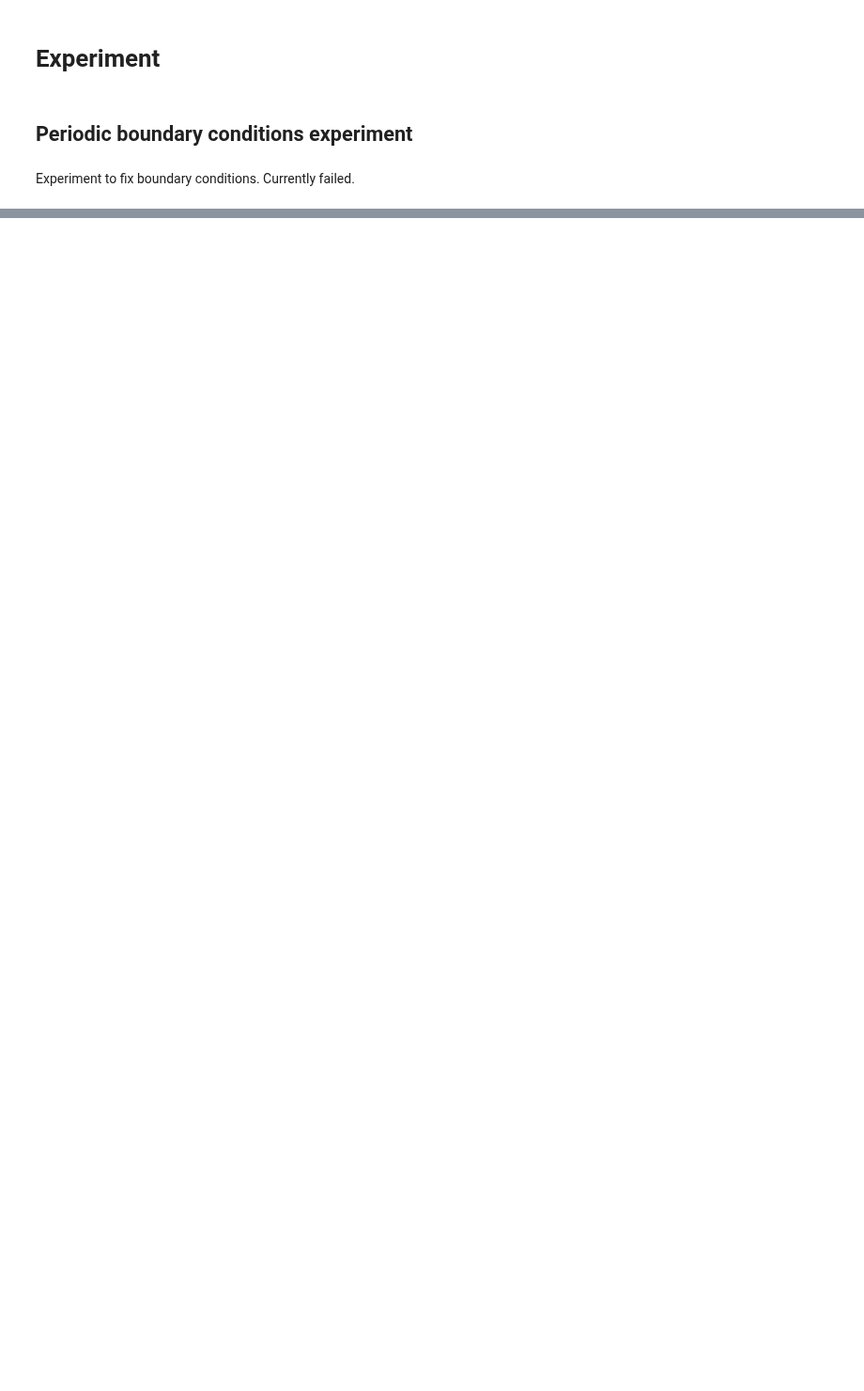
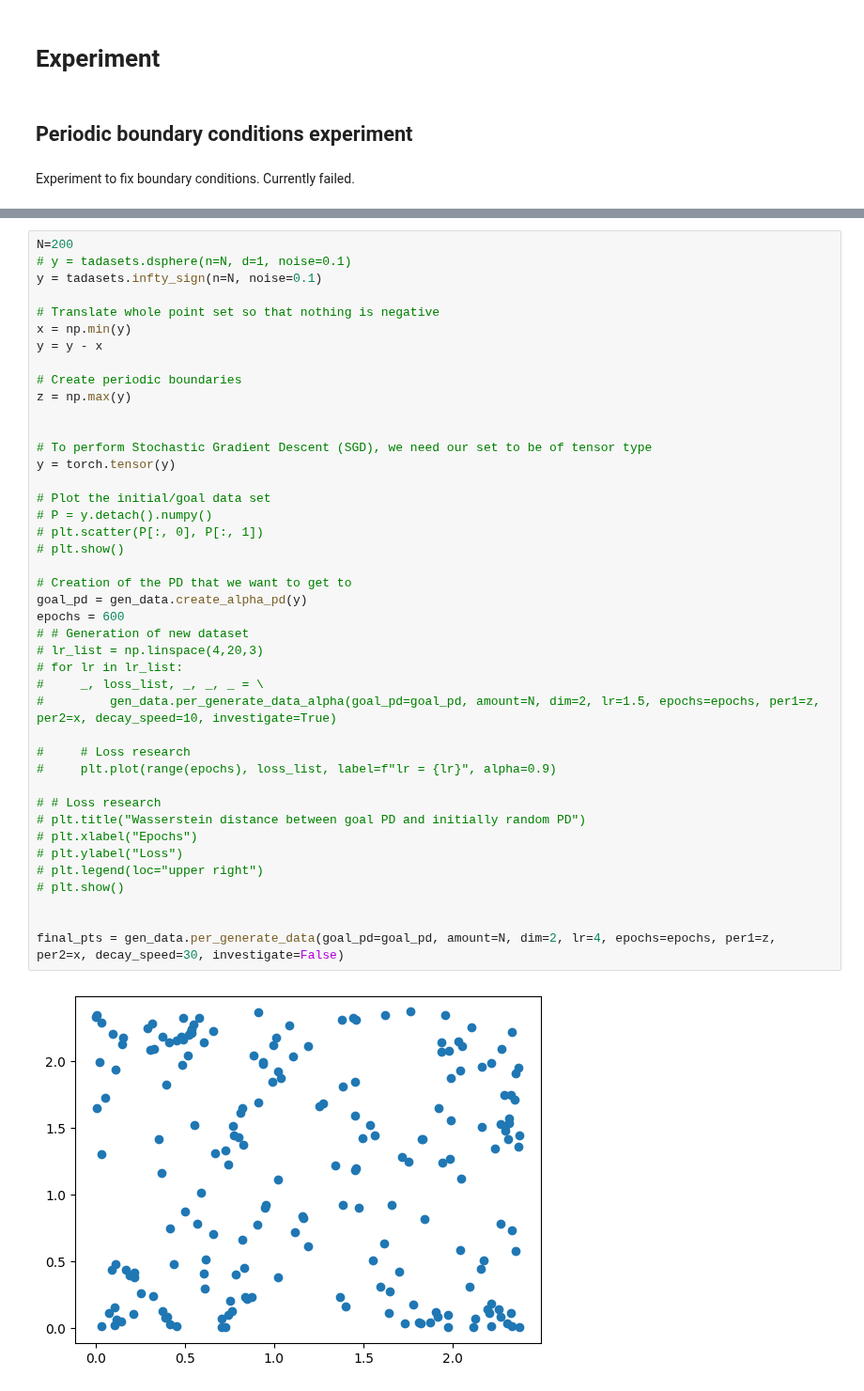
Before and after one commit to sliemelela/masterthesis, a Jupyter notebook: Programming/Inverse Optimization/notebooks/exploration.ipynb, the cells around one changed output, grey strips where cells are left out. Shown at 94% size. Drawn from its saved outputs; the diff is of its cells as text; blank space fills up the shorter version.

```diff
--- a/Programming/Inverse Optimization/notebooks/exploration.ipynb
+++ b/Programming/Inverse Optimization/notebooks/exploration.ipynb
@@ -202,0 +91,44 @@ solutions = solve(x**5 - x - 1, dict=True)
+# %%
+N=200
+# y = tadasets.dsphere(n=N, d=1, noise=0.1)
+y = tadasets.infty_sign(n=N, noise=0.1)
+
+# Translate whole point set so that nothing is negative
+x = np.min(y)
+y = y - x
+
+# Create periodic boundaries
+z = np.max(y)
+
+
+# To perform Stochastic Gradient Descent (SGD), we need our set to be of tensor type
+y = torch.tensor(y)
+
+# Plot the initial/goal data set
+# P = y.detach().numpy()
+# plt.scatter(P[:, 0], P[:, 1])
+# plt.show()
+
+# Creation of the PD that we want to get to
+goal_pd = gen_data.create_alpha_pd(y)
+epochs = 600
+# # Generation of new dataset
+# lr_list = np.linspace(4,20,3)
+# for lr in lr_list:
+#     _, loss_list, _, _, _ = \
+#         gen_data.per_generate_data_alpha(goal_pd=goal_pd, amount=N, dim=2, lr=1.5, epochs=epochs, per1=z, per2=x, decay_speed=10, investigate=True)
+
+#     # Loss research
+#     plt.plot(range(epochs), loss_list, label=f"lr = {lr}", alpha=0.9)
+
+# # Loss research
+# plt.title("Wasserstein distance between goal PD and initially random PD")
+# plt.xlabel("Epochs")
+# plt.ylabel("Loss")
+# plt.legend(loc="upper right")
+# plt.show()
+
+
+final_pts = gen_data.per_generate_data(goal_pd=goal_pd, amount=N, dim=2, lr=4, epochs=epochs, per1=z, per2=x, decay_speed=30, investigate=False)
+# %% [output]
+[figure, added]
```
Also changed, not shown: parts of 32 cells of this notebook, 4 other files.
